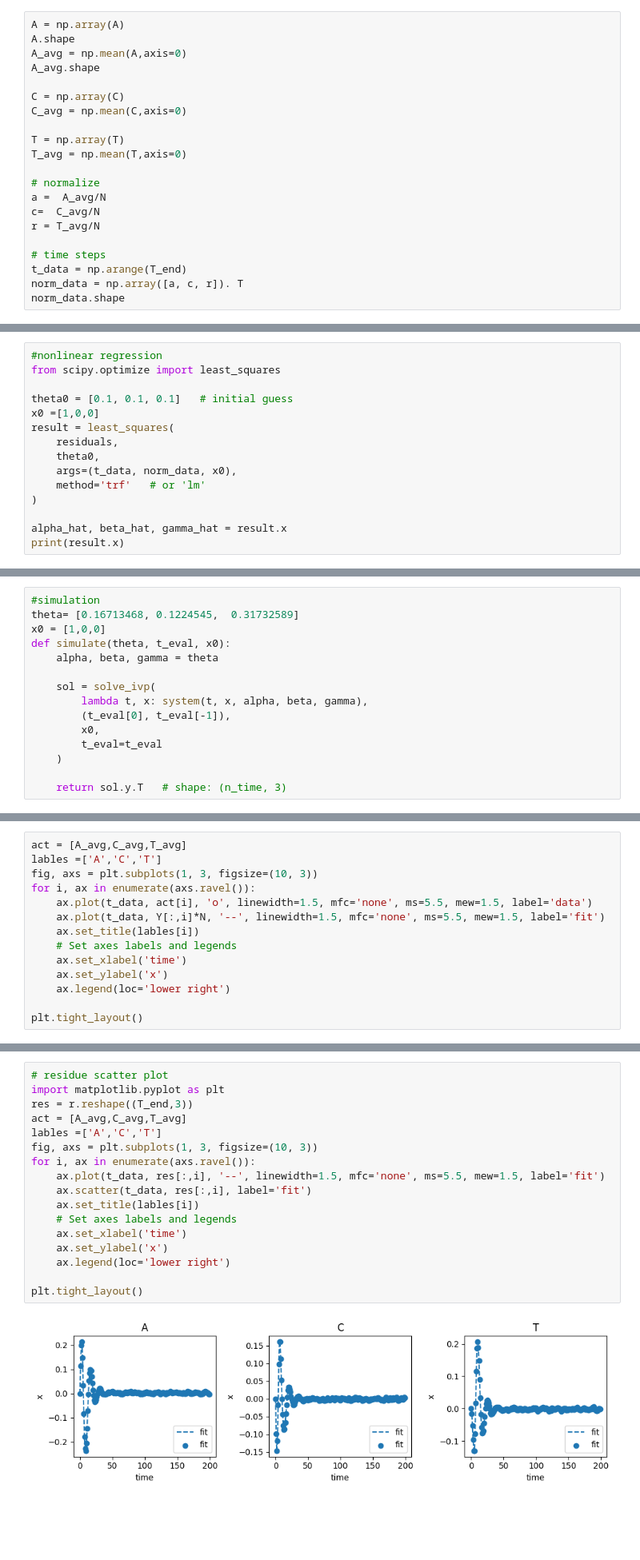
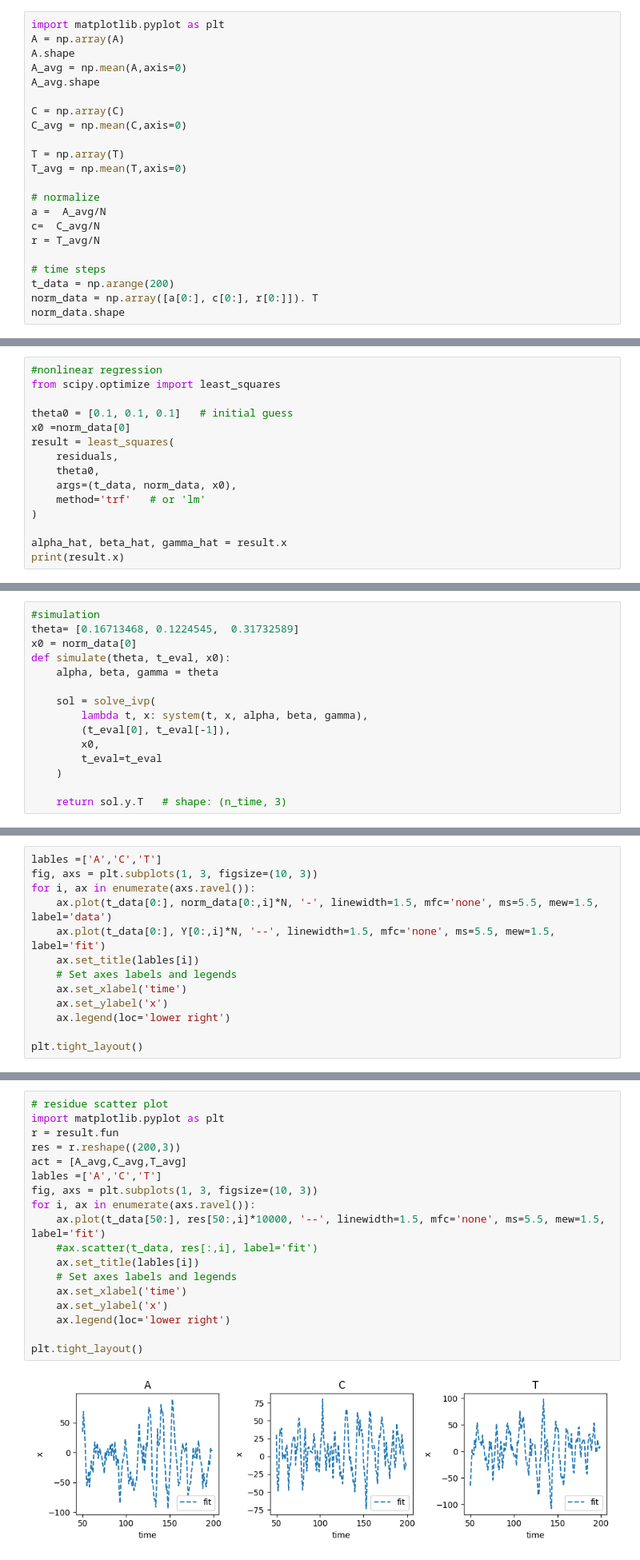
Before and after one commit to yasfaw/MM-project-II, a Jupyter notebook: hair_cycle_modeling.ipynb, the cells around one changed output, grey strips where cells are left out. Shown at 80% size. Drawn from its saved outputs; the diff is of its cells as text; blank space fills up the shorter version.

```diff
--- a/hair_cycle_modeling.ipynb
+++ b/hair_cycle_modeling.ipynb
@@ -396,6 +356,7 @@ def residuals(theta, t_eval, data, x0):
     pred = simulate(theta, t_eval, x0)
     return (data - pred).ravel()
 # %%
+import matplotlib.pyplot as plt
 A = np.array(A)
 A.shape
 A_avg = np.mean(A,axis=0)
@@ -413,8 +374,8 @@ c=  C_avg/N
 r = T_avg/N
 
 # time steps
-t_data = np.arange(T_end)
-norm_data = np.array([a, c, r]). T
+t_data = np.arange(200)
+norm_data = np.array([a[0:], c[0:], r[0:]]). T
 norm_data.shape
 # %% [output]
 (200, 3)
@@ -423,7 +391,7 @@ norm_data.shape
 from scipy.optimize import least_squares
 
 theta0 = [0.1, 0.1, 0.1]   # initial guess
-x0 =[1,0,0]
+x0 =norm_data[0]
 result = least_squares(
     residuals,
     theta0,
@@ -438,7 +406,7 @@ print(result.x)
 # %%
 #simulation
 theta= [0.16713468, 0.1224545,  0.31732589]
-x0 = [1,0,0]
+x0 = norm_data[0]
 def simulate(theta, t_eval, x0):
     alpha, beta, gamma = theta
 
@@ -460,10 +428,9 @@ plt.grid()
 # %%
-act = [A_avg,C_avg,T_avg]
 lables =['A','C','T']
 fig, axs = plt.subplots(1, 3, figsize=(10, 3))
 for i, ax in enumerate(axs.ravel()):
-    ax.plot(t_data, act[i], 'o', linewidth=1.5, mfc='none', ms=5.5, mew=1.5, label='data')
-    ax.plot(t_data, Y[:,i]*N, '--', linewidth=1.5, mfc='none', ms=5.5, mew=1.5, label='fit')
+    ax.plot(t_data[0:], norm_data[0:,i]*N, '-', linewidth=1.5, mfc='none', ms=5.5, mew=1.5, label='data')
+    ax.plot(t_data[0:], Y[0:,i]*N, '--', linewidth=1.5, mfc='none', ms=5.5, mew=1.5, label='fit')
     ax.set_title(lables[i])
     # Set axes labels and legends
     ax.set_xlabel('time')
@@ -476,22 +443,23 @@ plt.tight_layout()
 # %%
 # residue scatter plot
 import matplotlib.pyplot as plt
-res = r.reshape((T_end,3))
+r = result.fun
+res = r.reshape((200,3))
 act = [A_avg,C_avg,T_avg]
 lables =['A','C','T']
 fig, axs = plt.subplots(1, 3, figsize=(10, 3))
 for i, ax in enumerate(axs.ravel()):
-    ax.plot(t_data, res[:,i], '--', linewidth=1.5, mfc='none', ms=5.5, mew=1.5, label='fit')
-    ax.scatter(t_data, res[:,i], label='fit')
+    ax.plot(t_data[50:], res[50:,i]*10000, '--', linewidth=1.5, mfc='none', ms=5.5, mew=1.5, label='fit')
+    #ax.scatter(t_data, res[:,i], label='fit')
     ax.set_title(lables[i])
     # Set axes labels and legends
     ax.set_xlabel('time')
     ax.set_ylabel('x')
     ax.legend(loc='lower right')
 
 plt.tight_layout()
 # %% [output]
-[figure, old version]
+[figure, new version]
 # %% [markdown]
 The error/residue is not showing any pattern.
 # %%
```
Also changed, not shown: parts of 33 cells of this notebook, 1 other file.
